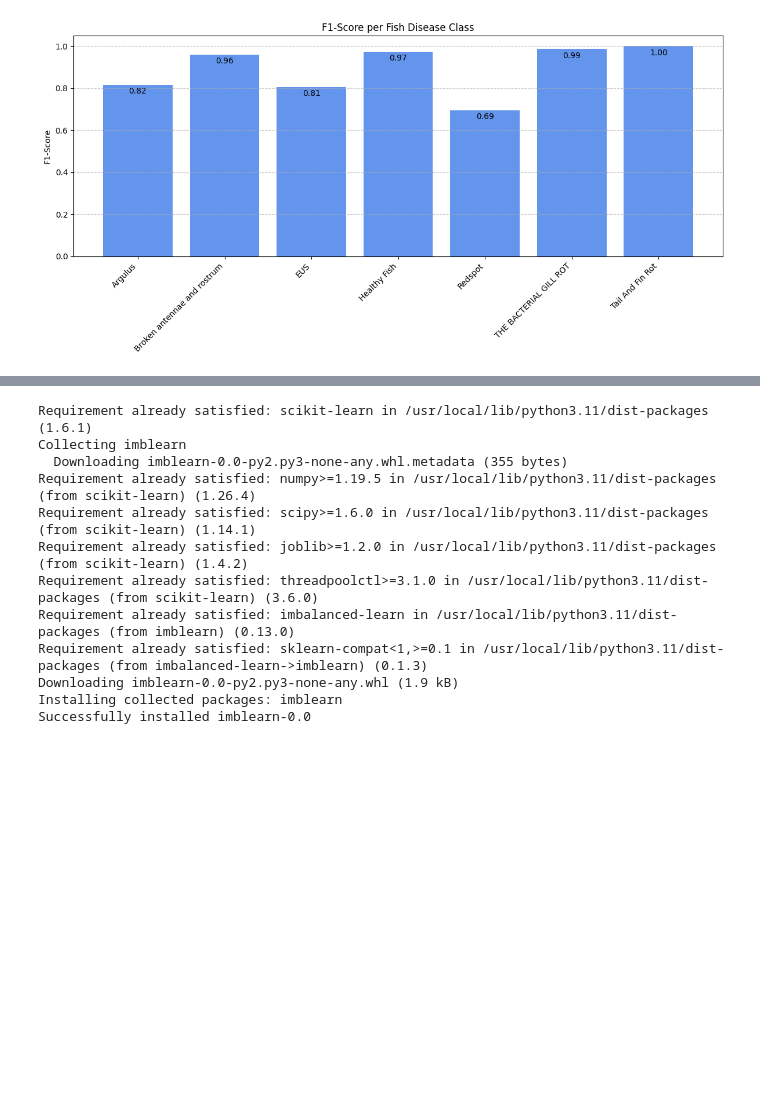
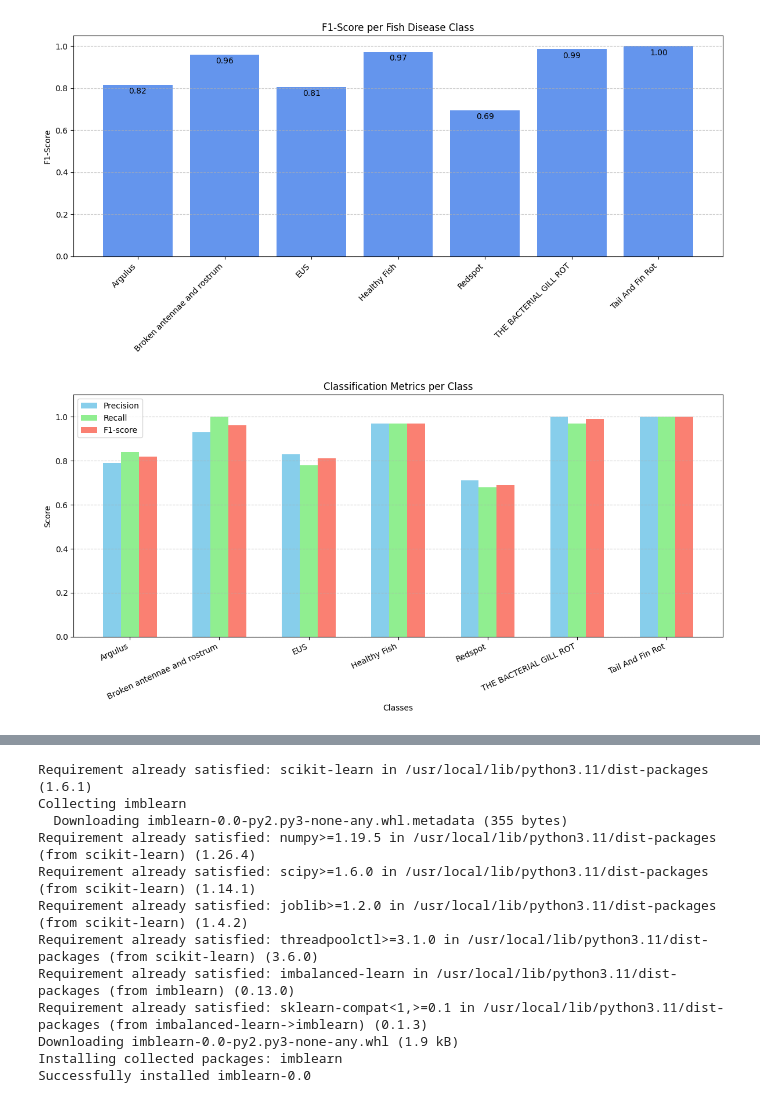
Before and after one commit to hansikagollen/mini-project, a Jupyter notebook: mini_project_fresh_water_fish_disease_paper_implmentation.ipynb, the cells around one changed output, grey strips where cells are left out. Saved outputs shown, nothing was run; the diff lists cells and outputs as text; code cells hidden in the pictures; blank space fills up the shorter version.

```diff
--- a/mini_project_fresh_water_fish_disease_paper_implmentation.ipynb
+++ b/mini_project_fresh_water_fish_disease_paper_implmentation.ipynb
@@ -716,3 +699,39 @@ plt.grid(axis='y', linestyle='--', alpha=0.7)
 plt.show()
 # %% [output]
 [figure]
+# %%
+import matplotlib.pyplot as plt
+import numpy as np
+from sklearn.metrics import confusion_matrix, ConfusionMatrixDisplay
+
+# --- Replace with your actual class names in correct order ---
+classes = [
+    "Argulus", "Broken antennae and rostrum", "EUS", "Healthy Fish",
+    "Redspot", "THE BACTERIAL GILL ROT", "Tail And Fin Rot"
+]
+
+# --- Replace with the actual values from your report ---
+precision = [0.79, 0.93, 0.83, 0.97, 0.71, 1.00, 1.00]
+recall    = [0.84, 1.00, 0.78, 0.97, 0.68, 0.97, 1.00]
+f1_score  = [0.82, 0.96, 0.81, 0.97, 0.69, 0.99, 1.00]
+support   = [37, 37, 37, 38, 37, 37, 38]
+
+x = np.arange(len(classes))  # label locations
+width = 0.2
+
+# --- Bar Graph: Precision, Recall, F1 ---
+plt.figure(figsize=(12, 6))
+plt.bar(x - width, precision, width, label='Precision', color='skyblue')
+plt.bar(x, recall, width, label='Recall', color='lightgreen')
+plt.bar(x + width, f1_score, width, label='F1-score', color='salmon')
+plt.xticks(x, classes, rotation=25, ha="right")
+plt.ylim(0, 1.1)
+plt.title("Classification Metrics per Class")
+plt.xlabel("Classes")
+plt.ylabel("Score")
+plt.legend()
+plt.grid(axis='y', linestyle='--', alpha=0.7)
+plt.tight_layout()
+plt.show()
+# %% [output]
+[figure, added]
```
Also changed, not shown: parts of 23 cells of this notebook.
